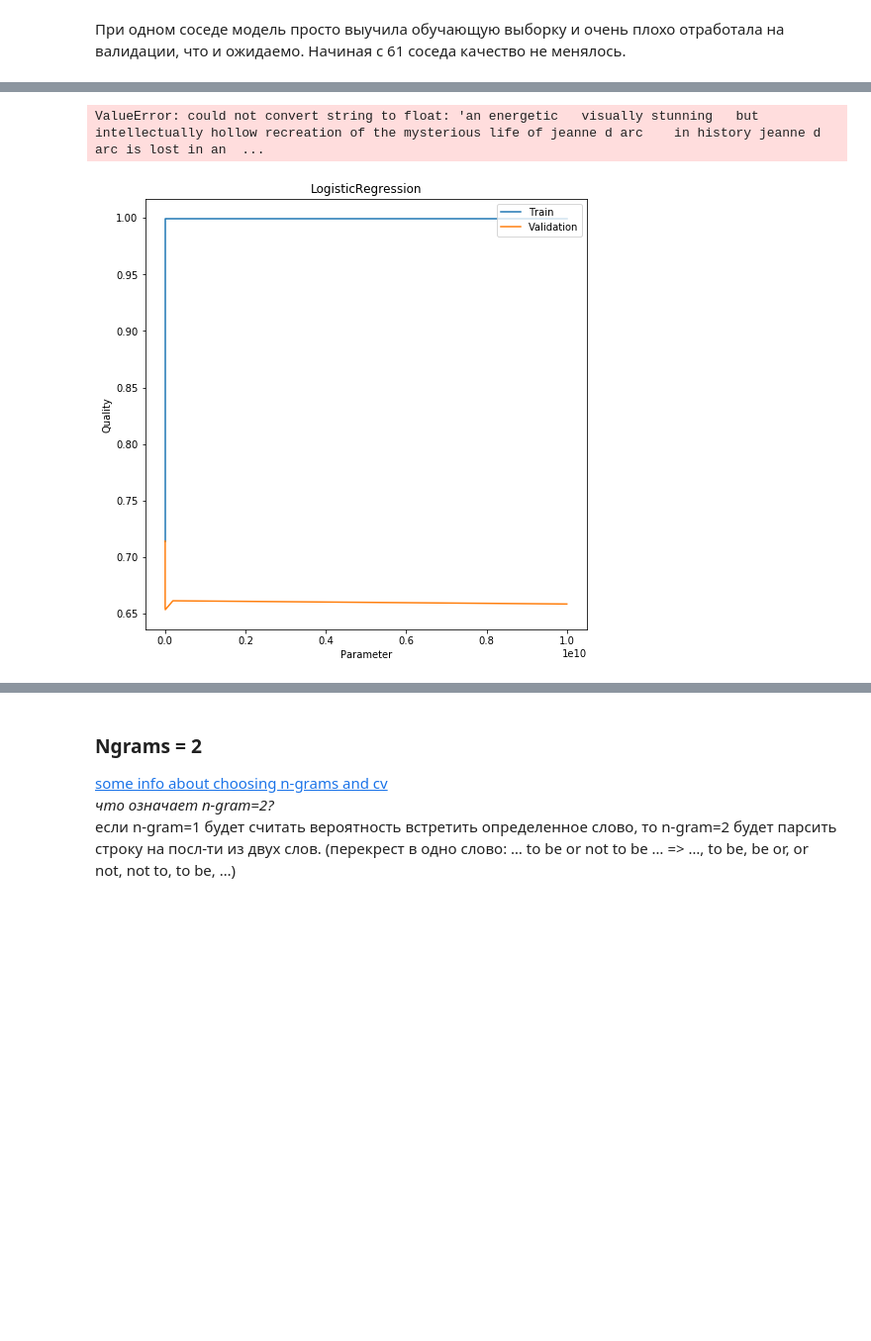
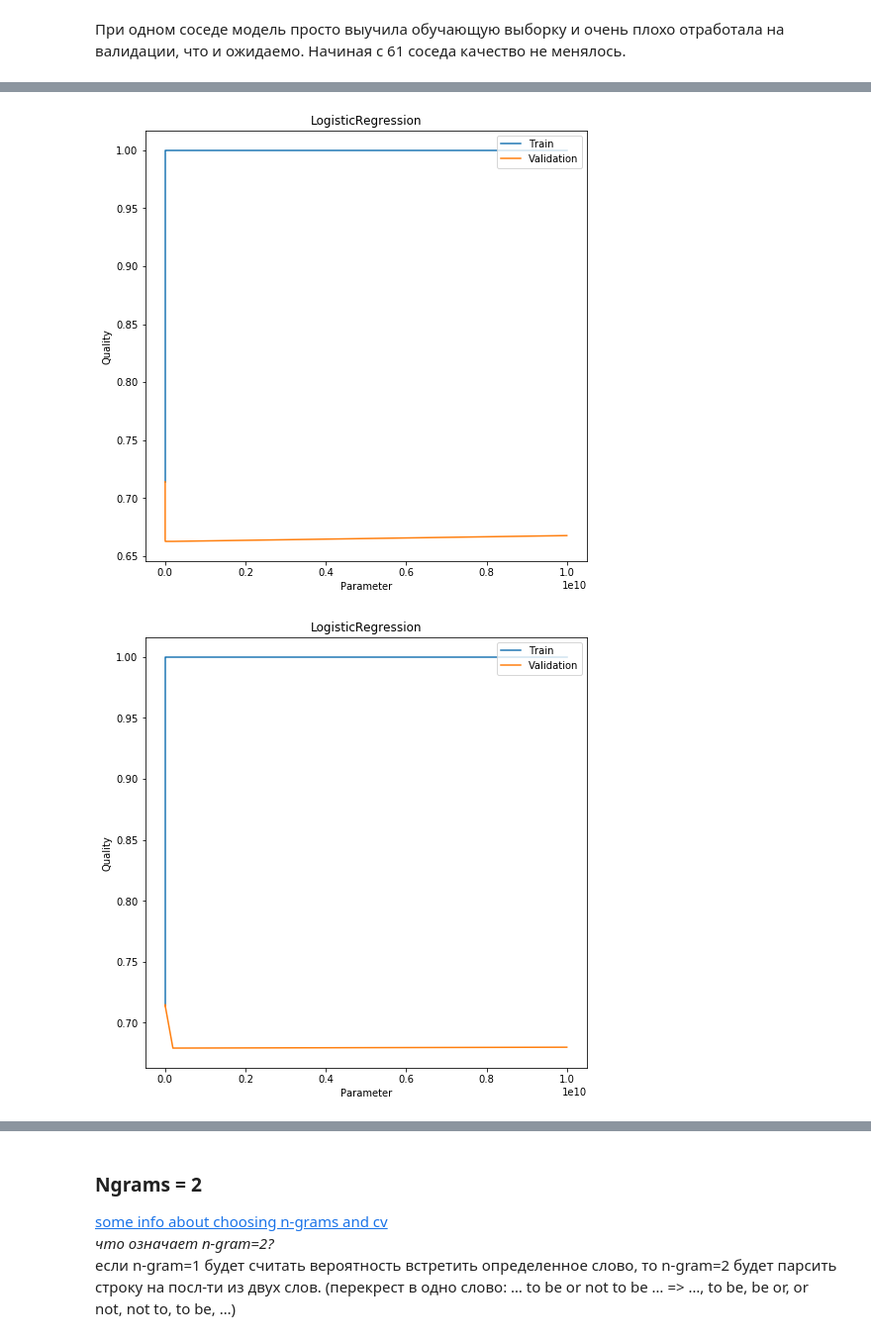
Before and after one commit to BobrG/IreneGit, a Jupyter notebook: hw2.ipynb, the cells around one changed output, grey strips where cells are left out. Shown at 99% size. Cells and saved outputs as stored; diff of their text form; code cells hidden in the pictures; blank space fills up the shorter version.

```diff
--- a/hw2.ipynb
+++ b/hw2.ipynb
@@ -122,4 +123,0 @@ df = pd.DataFrame(data=count_vec.fit_transform(X_train).toarray(),
-# %%
-from sklearn.feature_extraction.text import TfidfTransformer
-transformer = TfidfTransformer(use_idf=False)
-df_train = transformer.fit_transform(np.asarray(df))
@@ -367,5 +358,5 @@ def time_measure(model, data, labels, ii):
 # %%
-#KNearestNeighbors
+#KNearestNeighbors;
 qual = np.zeros((len(ns), 3))
 for ngr in range(1, 3):
     j = 0
@@ -375,8 +366,9 @@ for ngr in range(1, 3):
         qual[j][0], qual[j][1] = hyperparams_info(knc_, np.asarray(X_train), np.asarray(labels), ngrams)
         qual[j][2] = i
         j += 1
+    # plot quality-parameter dependence;
     plotting([k[0] for k in qual], [k[1] for k in qual], ns, 'KNN')
-
+    # find best validation result;
     tmp = max(qual, key=lambda a: a[1])
     print('------------------TRAIN_KFOLD------------------',
           'ngrams - {}'.format(ngrams),
@@ -385,13 +377,21 @@ for ngr in range(1, 3):
           'result train - {}'.format(tmp[0]),
           sep = '\n'
          )
-    knc_ = KNeighborsClassifier(n_neighbors=tmp[-1])
-    knc_.fit(X_train, y_train)
-    y_pred = knc_.predict(X_test)
+    # fit best model on train data and validate on test from task 1;
+    vec = TfidfVectorizer(lowercase=True, ngram_range=ngrams)
+    tr = vec.fit_transform(X_train)
+    ts = vec.transform(X_test)
+    knc_ = KNeighborsClassifier(n_neighbors=int(tmp[-1]))
+    knc_.fit(tr, y_train)
+    y_pred = knc_.predict(ts)
     print('------------------TRAIN+TEST------------------',
           'n-neigbours - {}'.format(tmp[-1]),
-          'Result: {}'.format(accuracy_score(y_test, y_pred))
+          'ngrams - {}'.format(ngrams),
+          'Result: {}'.format(accuracy_score(y_test, y_pred)),
+          sep='\n'
          )
+    print('Time measurement')
+    time_measure(knc_, tr, ts, labels, 1400)
 # %% [output]
 ------------------TRAIN_KFOLD------------------
 ngrams - (1, 1)
@@ -405,7 +417,7 @@ ValueError: Found input variables with inconsistent numbers of samples: [1, 1400
 Начиная с 61 соседа качество не менялось.
 # %%
 #LogisticRegression
-qual = np.zeros((len(ns), 3))
+qual = np.zeros((len(cs), 3))
 for ngr in range(1, 3):
     j = 0
     ngrams = (ngr,ngr)
@@ -425,14 +437,22 @@ for ngr in range(1, 3):
           'result train - {}'.format(tmp[0]),
           sep = '\n'
          )
-    knc_ = LogisticRegression(penalty='l2', fit_intercept=True, max_iter=100,
-                          C=tmp[-1], solver="lbfgs", random_state=12345)
-    knc_.fit(X_train, y_train)
-    y_pred = knc_.predict(X_test)
+    logr_ = LogisticRegression(penalty='l2', fit_intercept=True, max_iter=100,
+                        C=tmp[-1], solver="lbfgs", random_state=12345)
+    # fit best model on train data and validate on test from task 1;
+    vec = TfidfVectorizer(lowercase=True, ngram_range=ngrams)
+    tr = vec.fit_transform(X_train)
+    ts = vec.transform(X_test)
+    logr_.fit(tr, y_train)
+    y_pred = logr_.predict(ts)
     print('------------------TRAIN+TEST------------------',
           'C - {}'.format(tmp[-1]),
-          'Result: {}'.format(accuracy_score(y_test, y_pred))
+          'ngrams - {}'.format(ngrams),
+          'Result: {}'.format(accuracy_score(y_test, y_pred)),
+          sep='\n'
          )
+
+    time_measure(logr_, tr, ts, labels, 1400)
 # %% [output]
 ------------------TRAIN_KFOLD------------------
 ngrams - (1, 1)
@@ -442,4 +474,4 @@ result train - 0.7142857142857143
-ValueError: could not convert string to float: 'an energetic   visually stunning   but intellectually hollow recreation of the mysterious life of jeanne d arc    in history jeanne d arc is lost in an  ...
-[figure, old version]
+[figure, new version]
+[figure, added]
 # %%
 #MultinomialNB
```
Also changed, not shown: parts of 30 cells of this notebook.
